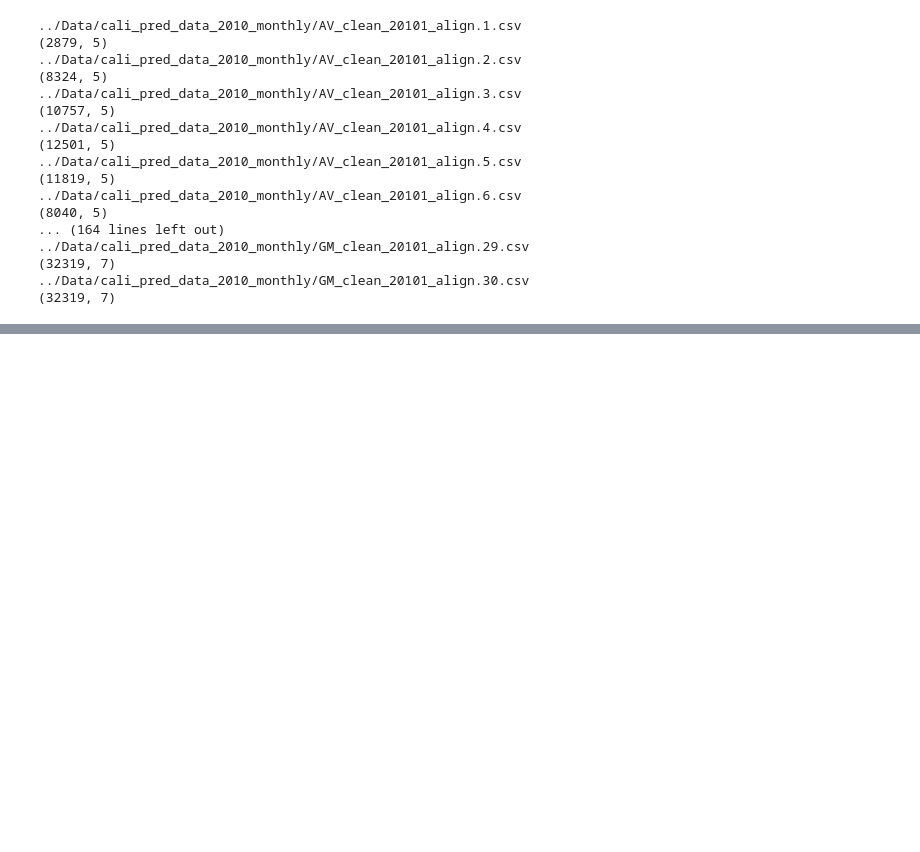
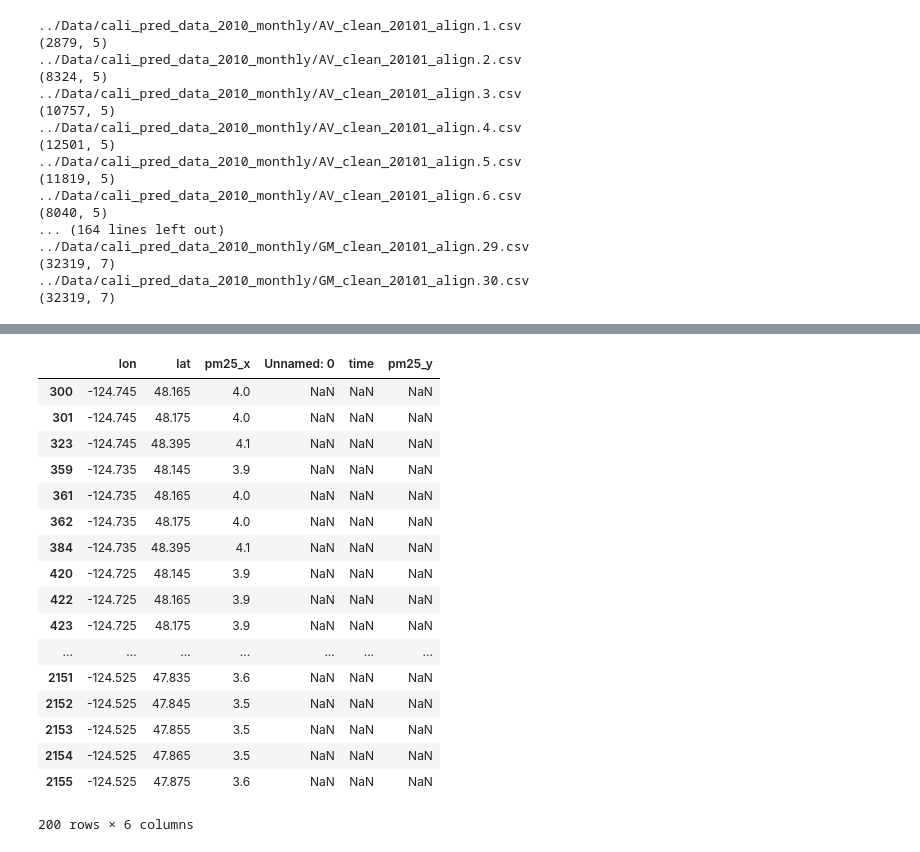
Before and after one commit to LeaCollin0518/CapstoneProject, a Jupyter notebook: Processing/create_smart_subset_time.ipynb, the cells around one changed output, grey strips where cells are left out. Cells and saved outputs as stored; diff of their text form; code cells hidden in the pictures; blank space fills up the shorter version.

```diff
--- a/Processing/create_smart_subset_time.ipynb
+++ b/Processing/create_smart_subset_time.ipynb
@@ -342,0 +348,4 @@ for model in models:
+# %%
+av_2010 = pd.read_csv(data_dir + 'AV_2010_align.csv')
+# %%
+gbd_2010 = pd.read_csv(data_dir + 'GBD_2010_align.csv')
@@ -342,0 +360,2 @@ for model in models:
+# %%
+intersecting_av_gbd = pd.merge(av_2010, gbd_2010, how = 'left', on=['lon', 'lat'])
@@ -342,0 +376,23 @@ for model in models:
+# %%
+non_intersecting = intersecting_av_gbd.loc[intersecting_av_gbd.time.isna()]
+# %%
+non_intersecting.loc[non_intersecting.pm25_x != -999.99].head(200)
+# %% [output]
+|  | lon | lat | pm25_x | Unnamed: 0 | time | pm25_y |
+| 300 | -124.745 | 48.165 | 4.0 | NaN | NaN | NaN |
+| 301 | -124.745 | 48.175 | 4.0 | NaN | NaN | NaN |
+| 323 | -124.745 | 48.395 | 4.1 | NaN | NaN | NaN |
+| 359 | -124.735 | 48.145 | 3.9 | NaN | NaN | NaN |
+| 361 | -124.735 | 48.165 | 4.0 | NaN | NaN | NaN |
+| 362 | -124.735 | 48.175 | 4.0 | NaN | NaN | NaN |
+| 384 | -124.735 | 48.395 | 4.1 | NaN | NaN | NaN |
+| 420 | -124.725 | 48.145 | 3.9 | NaN | NaN | NaN |
+| 422 | -124.725 | 48.165 | 3.9 | NaN | NaN | NaN |
+| 423 | -124.725 | 48.175 | 3.9 | NaN | NaN | NaN |
+| ... | ... | ... | ... | ... | ... | ... |
+| 2151 | -124.525 | 47.835 | 3.6 | NaN | NaN | NaN |
+| 2152 | -124.525 | 47.845 | 3.5 | NaN | NaN | NaN |
+| 2153 | -124.525 | 47.855 | 3.5 | NaN | NaN | NaN |
+| 2154 | -124.525 | 47.865 | 3.5 | NaN | NaN | NaN |
+| 2155 | -124.525 | 47.875 | 3.6 | NaN | NaN | NaN |
+200 rows × 6 columns
```
Also changed, not shown: parts of 22 cells of this notebook, 2 other files.
